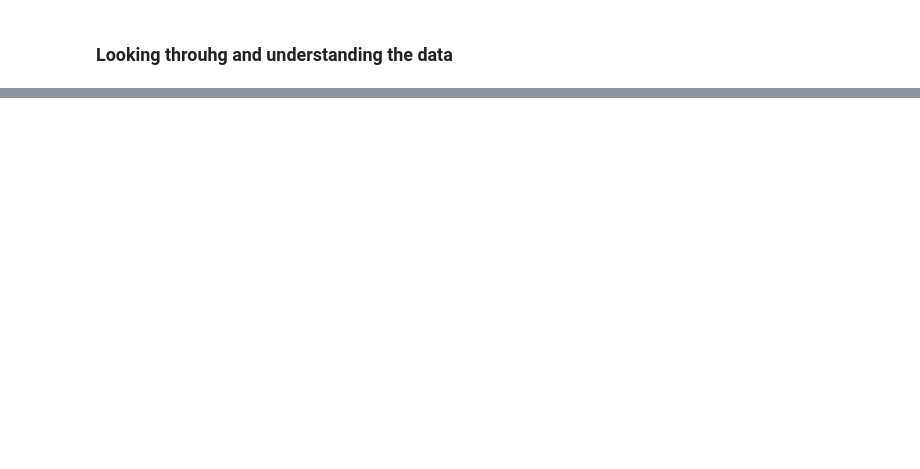
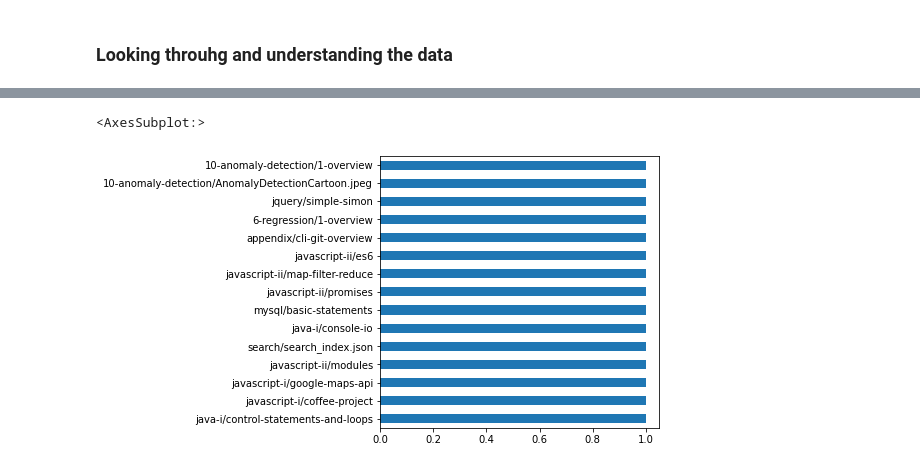
Before and after one commit to kalpana-group1/anomaly-detection-project, a Jupyter notebook: Glady's_notebook.ipynb, the cells around one changed output, grey strips where cells are left out. Cells and saved outputs as stored; diff of their text form; code cells hidden in the pictures; blank space fills up the shorter version.

```diff
--- a/Glady's_notebook.ipynb
+++ b/Glady's_notebook.ipynb
@@ -191,0 +321,5 @@ memory usage: 89.3+ MB
+# %%
+least_active_users_df.endpoint.value_counts().tail(15).plot.barh(figsize=(5,5))
+# %% [output]
+<AxesSubplot:>
+[figure, added]
```
Also changed, not shown: parts of 76 cells of this notebook.
